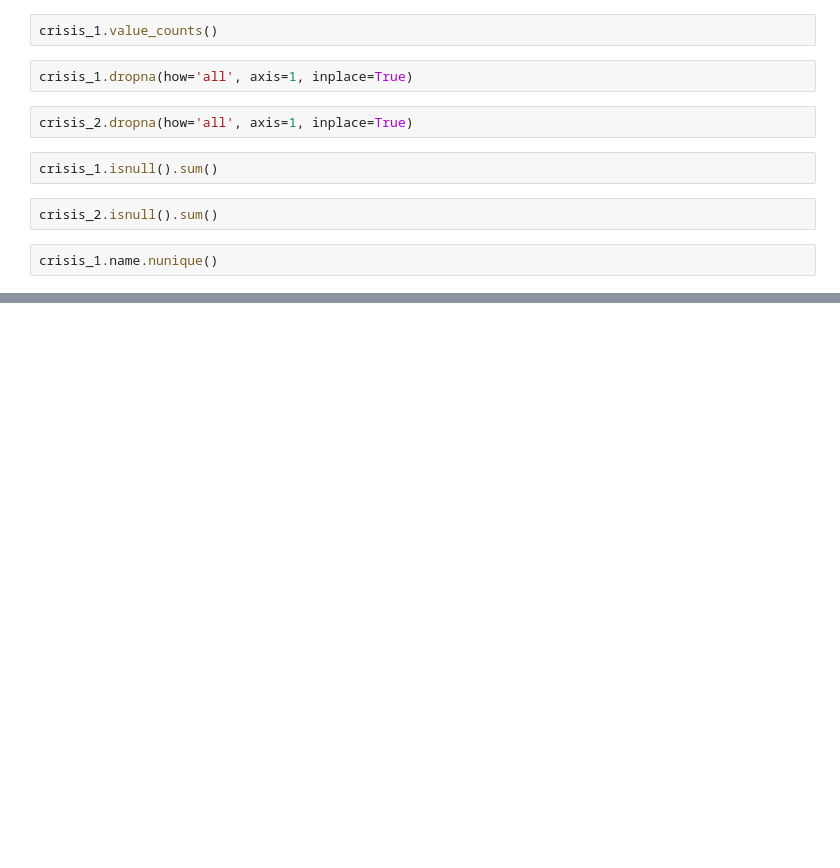
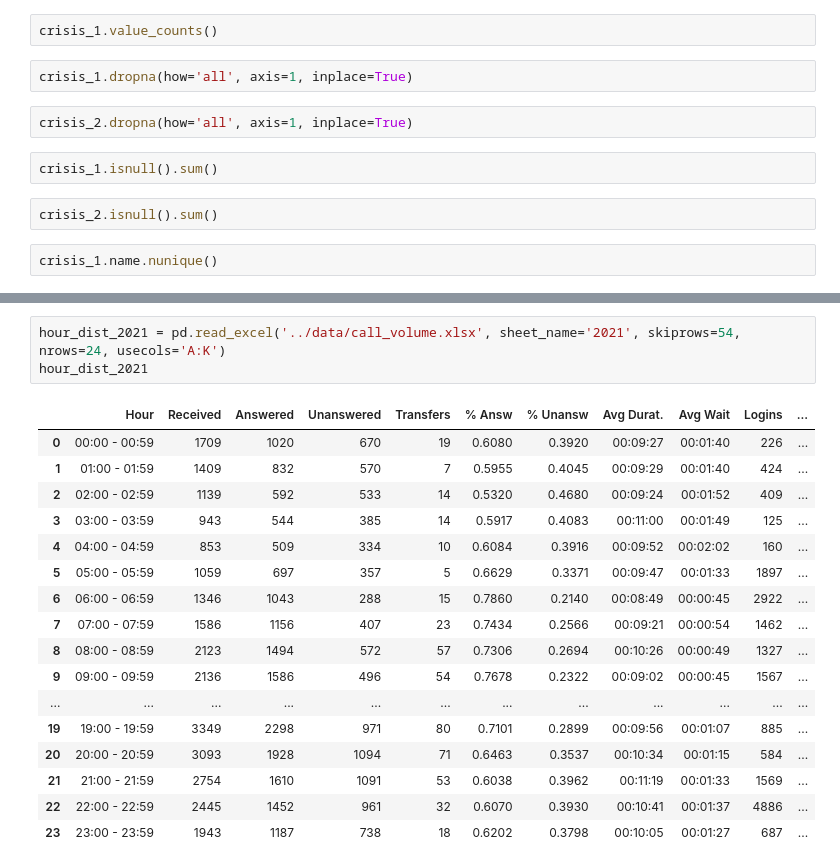
Before and after one commit to NSS-Data-Analytics-Cohort-6/fcs-crisis-sailing-the-seaborn, a Jupyter notebook: notebook/fcs_crisis_calls.ipynb, the cells around one changed output, grey strips where cells are left out. Cells and saved outputs as stored; diff of their text form; blank space fills up the shorter version.

Commit message:
with Abi's dataframes

```diff
--- a/notebook/fcs_crisis_calls.ipynb
+++ b/notebook/fcs_crisis_calls.ipynb
@@ -45,0 +231,21 @@ crisis_1.name.nunique()
+# %%
+hour_dist_2021 = pd.read_excel('../data/call_volume.xlsx', sheet_name='2021', skiprows=54, nrows=24, usecols='A:K')
+hour_dist_2021
+# %% [output]
+|  | Hour | Received | Answered | Unanswered | Transfers | % Answ | % Unansw | Avg Durat. | Avg Wait | Logins | ... |
+| 0 | 00:00 - 00:59 | 1709 | 1020 | 670 | 19 | 0.6080 | 0.3920 | 00:09:27 | 00:01:40 | 226 | ... |
+| 1 | 01:00 - 01:59 | 1409 | 832 | 570 | 7 | 0.5955 | 0.4045 | 00:09:29 | 00:01:40 | 424 | ... |
+| 2 | 02:00 - 02:59 | 1139 | 592 | 533 | 14 | 0.5320 | 0.4680 | 00:09:24 | 00:01:52 | 409 | ... |
+| 3 | 03:00 - 03:59 | 943 | 544 | 385 | 14 | 0.5917 | 0.4083 | 00:11:00 | 00:01:49 | 125 | ... |
+| 4 | 04:00 - 04:59 | 853 | 509 | 334 | 10 | 0.6084 | 0.3916 | 00:09:52 | 00:02:02 | 160 | ... |
+| 5 | 05:00 - 05:59 | 1059 | 697 | 357 | 5 | 0.6629 | 0.3371 | 00:09:47 | 00:01:33 | 1897 | ... |
+| 6 | 06:00 - 06:59 | 1346 | 1043 | 288 | 15 | 0.7860 | 0.2140 | 00:08:49 | 00:00:45 | 2922 | ... |
+| 7 | 07:00 - 07:59 | 1586 | 1156 | 407 | 23 | 0.7434 | 0.2566 | 00:09:21 | 00:00:54 | 1462 | ... |
+| 8 | 08:00 - 08:59 | 2123 | 1494 | 572 | 57 | 0.7306 | 0.2694 | 00:10:26 | 00:00:49 | 1327 | ... |
+| 9 | 09:00 - 09:59 | 2136 | 1586 | 496 | 54 | 0.7678 | 0.2322 | 00:09:02 | 00:00:45 | 1567 | ... |
+| ... | ... | ... | ... | ... | ... | ... | ... | ... | ... | ... | ... |
+| 19 | 19:00 - 19:59 | 3349 | 2298 | 971 | 80 | 0.7101 | 0.2899 | 00:09:56 | 00:01:07 | 885 | ... |
+| 20 | 20:00 - 20:59 | 3093 | 1928 | 1094 | 71 | 0.6463 | 0.3537 | 00:10:34 | 00:01:15 | 584 | ... |
+| 21 | 21:00 - 21:59 | 2754 | 1610 | 1091 | 53 | 0.6038 | 0.3962 | 00:11:19 | 00:01:33 | 1569 | ... |
+| 22 | 22:00 - 22:59 | 2445 | 1452 | 961 | 32 | 0.6070 | 0.3930 | 00:10:41 | 00:01:37 | 4886 | ... |
+| 23 | 23:00 - 23:59 | 1943 | 1187 | 738 | 18 | 0.6202 | 0.3798 | 00:10:05 | 00:01:27 | 687 | ... |
```
Also changed, not shown: parts of 29 cells of this notebook.
